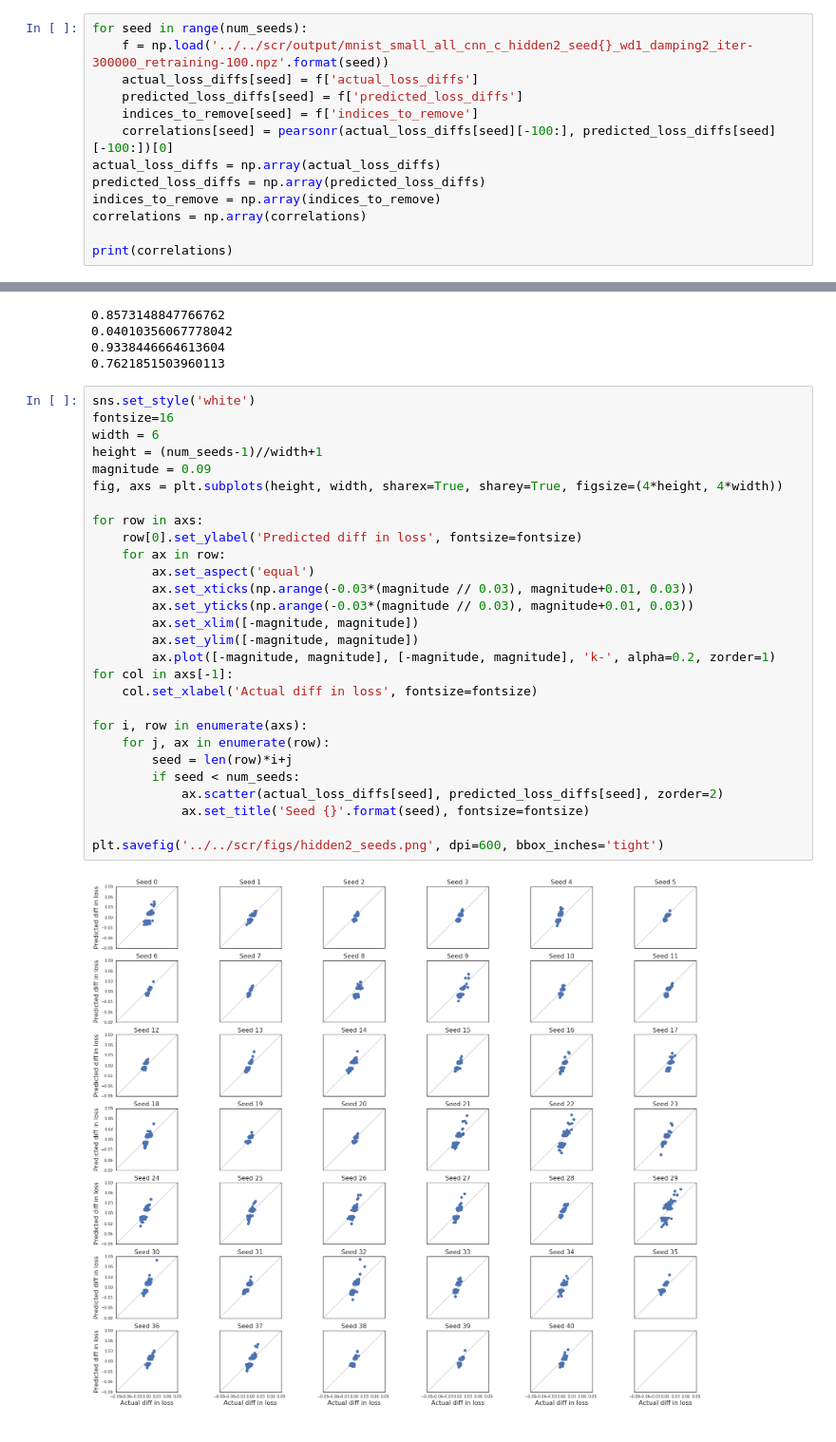
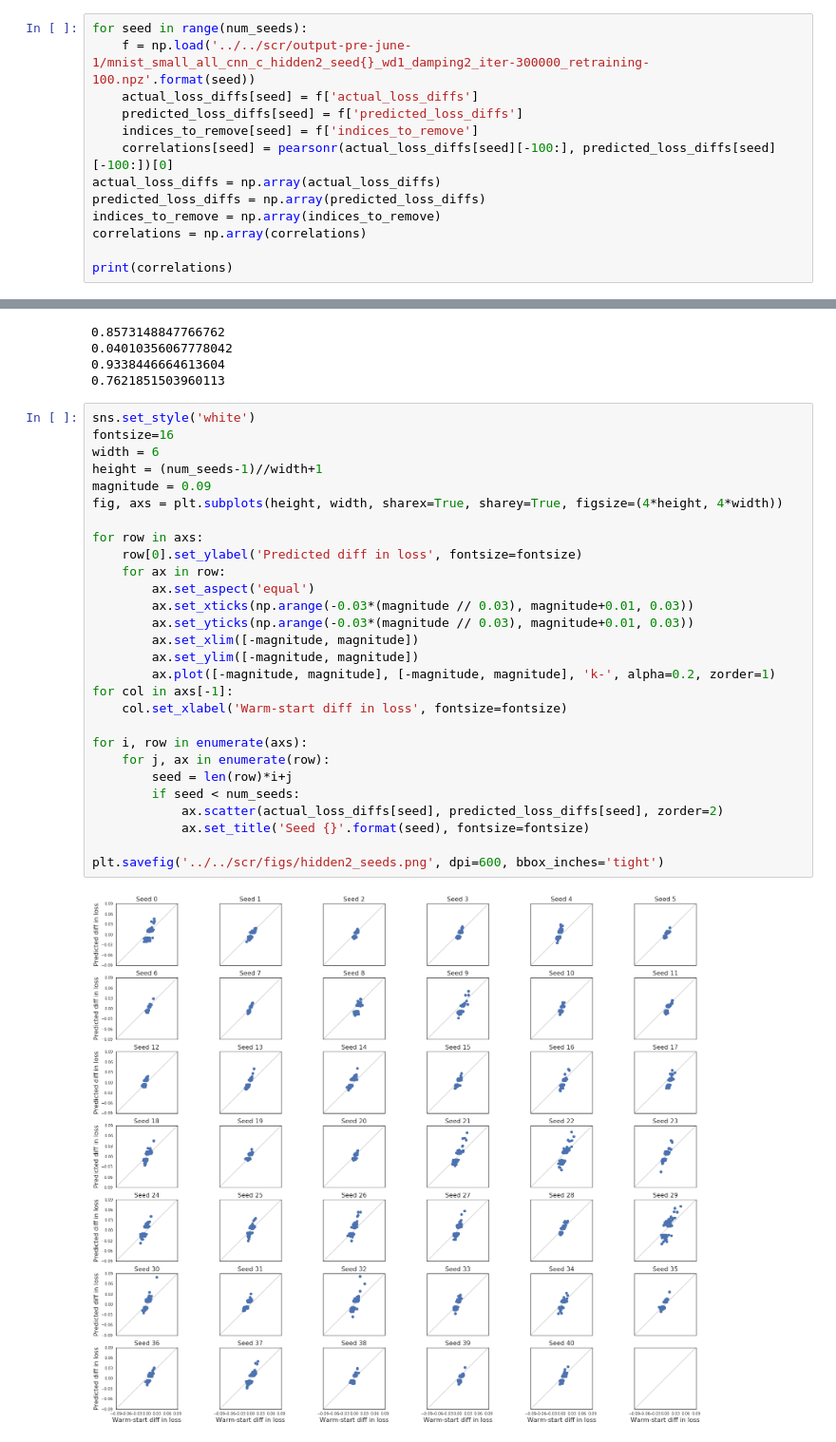
Before and after one commit to bbbert/influence-release, a Jupyter notebook: scripts/hidden2_seeds.ipynb, the cells around one changed output, grey strips where cells are left out. Shown at 95% size. Cells and saved outputs as stored; diff of their text form.

Commit message:
Adding and updating files for controlled randomness, warm starts, lukewarm starts, tracking losses, and logistic regression (LGBFS and gradient methods).

```diff
--- a/scripts/hidden2_seeds.ipynb
+++ b/scripts/hidden2_seeds.ipynb
@@ -29,7 +29,7 @@ def ceil_divide(numer,denom):
     return (numer-1)//denom+1
 # %%
 for seed in range(num_seeds):
-    f = np.load('../../scr/output/mnist_small_all_cnn_c_hidden2_seed{}_wd1_damping2_iter-300000_retraining-100.npz'.format(seed))
+    f = np.load('../../scr/output-pre-june-1/mnist_small_all_cnn_c_hidden2_seed{}_wd1_damping2_iter-300000_retraining-100.npz'.format(seed))
     actual_loss_diffs[seed] = f['actual_loss_diffs']
     predicted_loss_diffs[seed] = f['predicted_loss_diffs']
     indices_to_remove[seed] = f['indices_to_remove']
@@ -61,30 +61,30 @@ print(min(correlations))
 # %%
 sns.set_style('white')
 fontsize=16
 width = 6
 height = (num_seeds-1)//width+1
 magnitude = 0.09
 fig, axs = plt.subplots(height, width, sharex=True, sharey=True, figsize=(4*height, 4*width))
 
 for row in axs:
     row[0].set_ylabel('Predicted diff in loss', fontsize=fontsize)
     for ax in row:
         ax.set_aspect('equal')
         ax.set_xticks(np.arange(-0.03*(magnitude // 0.03), magnitude+0.01, 0.03))
         ax.set_yticks(np.arange(-0.03*(magnitude // 0.03), magnitude+0.01, 0.03))
         ax.set_xlim([-magnitude, magnitude])
         ax.set_ylim([-magnitude, magnitude])
         ax.plot([-magnitude, magnitude], [-magnitude, magnitude], 'k-', alpha=0.2, zorder=1)
 for col in axs[-1]:
-    col.set_xlabel('Actual diff in loss', fontsize=fontsize)
+    col.set_xlabel('Warm-start diff in loss', fontsize=fontsize)
 
 for i, row in enumerate(axs):
     for j, ax in enumerate(row):
         seed = len(row)*i+j
         if seed < num_seeds:
             ax.scatter(actual_loss_diffs[seed], predicted_loss_diffs[seed], zorder=2)
             ax.set_title('Seed {}'.format(seed), fontsize=fontsize)
 
 plt.savefig('../../scr/figs/hidden2_seeds.png', dpi=600, bbox_inches='tight')
 # %% [output]
-[figure, old version]
+[figure, new version]
```
Also changed, not shown: 24 other files.
